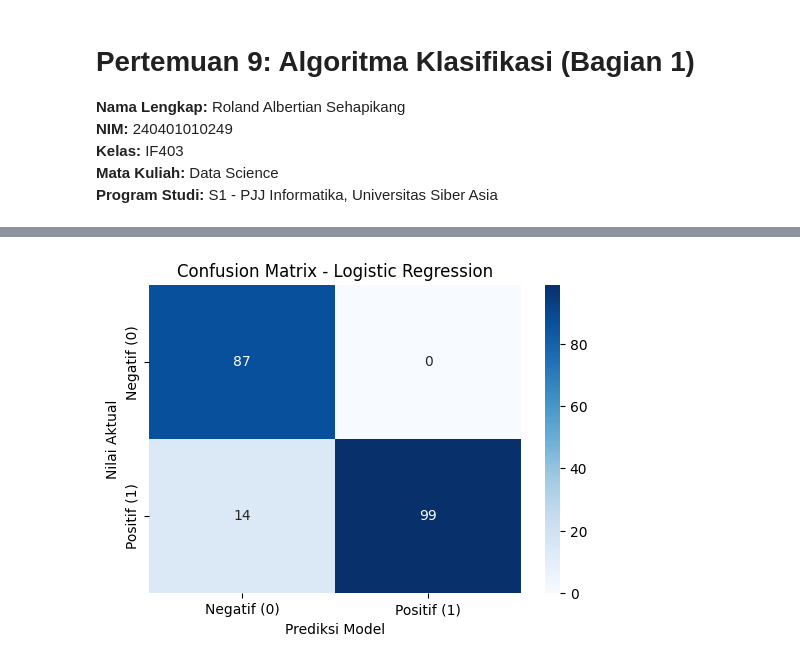
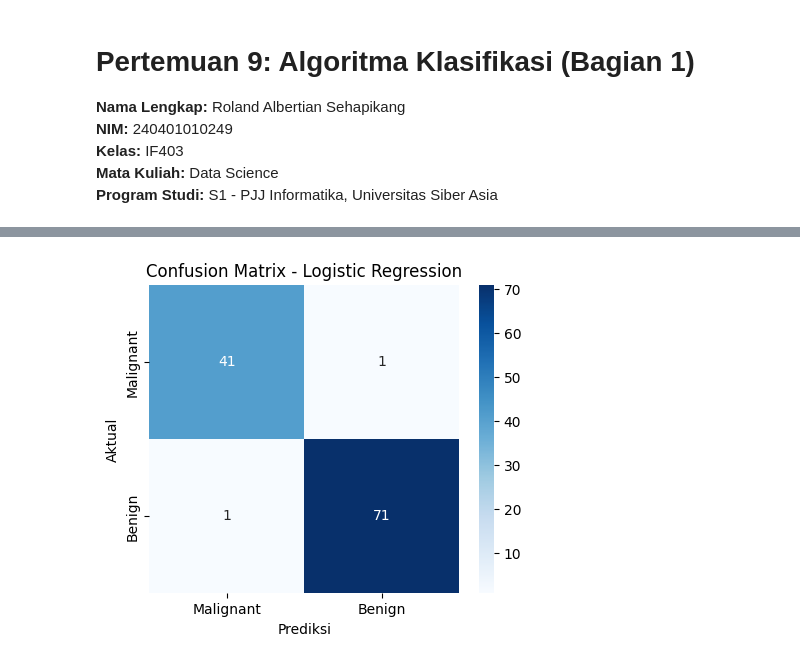
Before and after one commit to Ganzer13/DataScience_240401010294_Roland, a Jupyter notebook: Pertemuan9_Roland_240401010294.ipynb, the cells around one changed output, grey strips where cells are left out. Drawn from its saved outputs; the diff is of its cells as text; code cells hidden in the pictures.

```diff
--- a/Pertemuan9_Roland_240401010294.ipynb
+++ b/Pertemuan9_Roland_240401010294.ipynb
@@ -59,0 +31,16 @@ Ukuran Data Uji (Test)  : (200, 5)
+# %%
+from sklearn.model_selection import train_test_split
+from sklearn.preprocessing import StandardScaler
+
+X_train, X_test, y_train, y_test = train_test_split(
+    X,
+    y,
+    test_size=0.2,
+    random_state=42,
+    stratify=y
+)
+
+scaler = StandardScaler()
+
+X_train_s = scaler.fit_transform(X_train)
+X_test_s = scaler.transform(X_test)
@@ -60,26 +104,53 @@ Ukuran Data Uji (Test)  : (200, 5)
 # %%
-from sklearn.linear_model import LogisticRegression
-from sklearn.metrics import classification_report, confusion_matrix, accuracy_score, precision_score, recall_score, f1_score
+from sklearn.metrics import (
+    confusion_matrix,
+    accuracy_score,
+    precision_score,
+    recall_score,
+    f1_score,
+    classification_report
+)
 
-logreg = LogisticRegression(random_state=42)
-logreg.fit(X_tr, y_tr)
+import seaborn as sns
+import matplotlib.pyplot as plt
 
-y_pred_logreg = logreg.predict(X_te)
+models = {
+    'Logistic Regression': y_pred_log,
+    'Decision Tree': y_pred_tree
+}
 
-cm_logreg = confusion_matrix(y_te, y_pred_logreg)
-plt.figure(figsize=(6, 4))
-sns.heatmap(cm_logreg, annot=True, fmt='d', cmap='Blues',
-            xticklabels=['Negatif (0)', 'Positif (1)'],
-            yticklabels=['Negatif (0)', 'Positif (1)'])
-plt.xlabel('Prediksi Model')
-plt.ylabel('Nilai Aktual')
-plt.title('Confusion Matrix - Logistic Regression')
-plt.show()
+for nama_model, y_pred in models.items():
 
-print("=== Evaluasi Model: Logistic Regression ===")
-print(f"Accuracy  : {accuracy_score(y_te, y_pred_logreg):.4f}")
-print(f"Precision : {precision_score(y_te, y_pred_logreg):.4f}")
-print(f"Recall    : {recall_score(y_te, y_pred_logreg):.4f}")
-print(f"F1-Score  : {f1_score(y_te, y_pred_logreg):.4f}\n")
-print(classification_report(y_te, y_pred_logreg))
+    print(f"\n{'='*50}")
+    print(f"{nama_model}")
+    print(f"{'='*50}")
+
+    cm = confusion_matrix(y_test, y_pred)
+
+    plt.figure(figsize=(5,4))
+
+    sns.heatmap(
+        cm,
+        annot=True,
+        fmt='d',
+        cmap='Blues',
+        xticklabels=['Malignant', 'Benign'],
+        yticklabels=['Malignant', 'Benign']
+    )
+
+    plt.title(f'Confusion Matrix - {nama_model}')
+    plt.xlabel('Prediksi')
+    plt.ylabel('Aktual')
+    plt.show()
+
+    print("Confusion Matrix:")
+    print(cm)
+
+    print(f"\nAccuracy : {accuracy_score(y_test, y_pred):.4f}")
+    print(f"Precision: {precision_score(y_test, y_pred):.4f}")
+    print(f"Recall   : {recall_score(y_test, y_pred):.4f}")
+    print(f"F1-Score : {f1_score(y_test, y_pred):.4f}")
+
+    print("\nClassification Report:")
+    print(classification_report(y_test, y_pred))
 # %% [output]
@@ -86 +160 @@ print(classification_report(y_te, y_pred_logreg))
-[figure, old version]
+[figure, new version]
```
Also changed, not shown: parts of 9 cells of this notebook.
